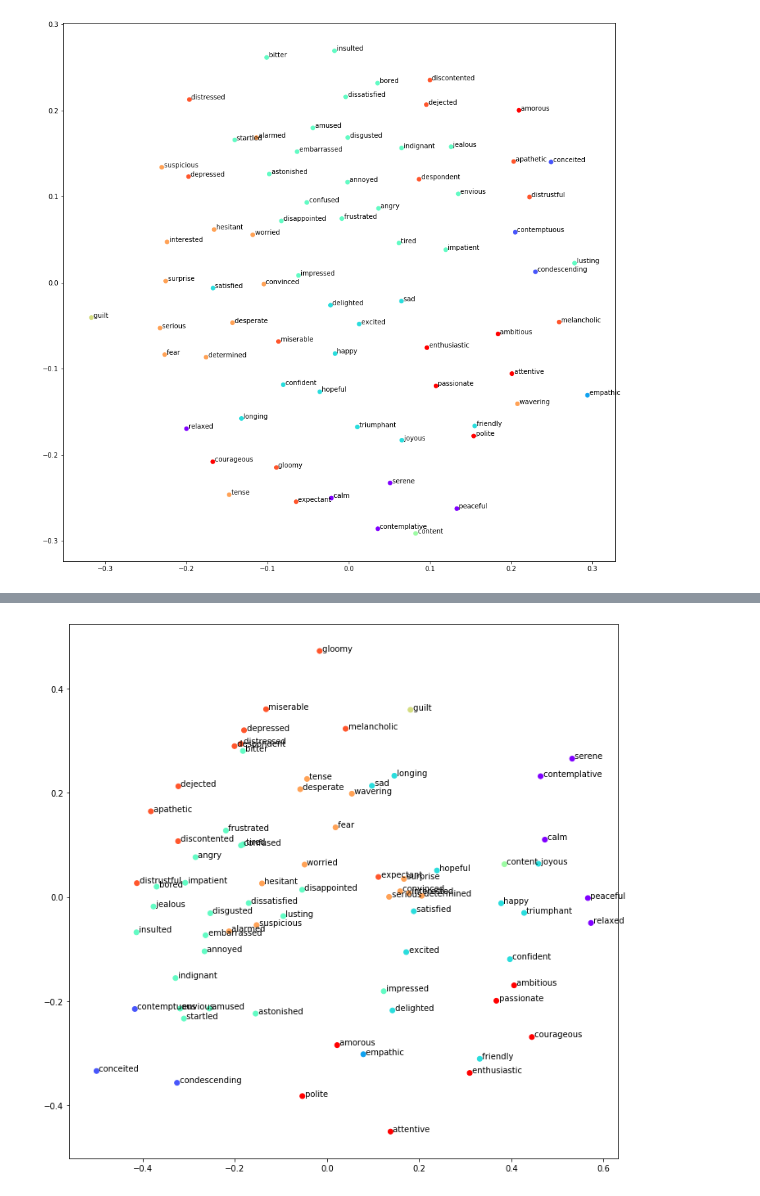
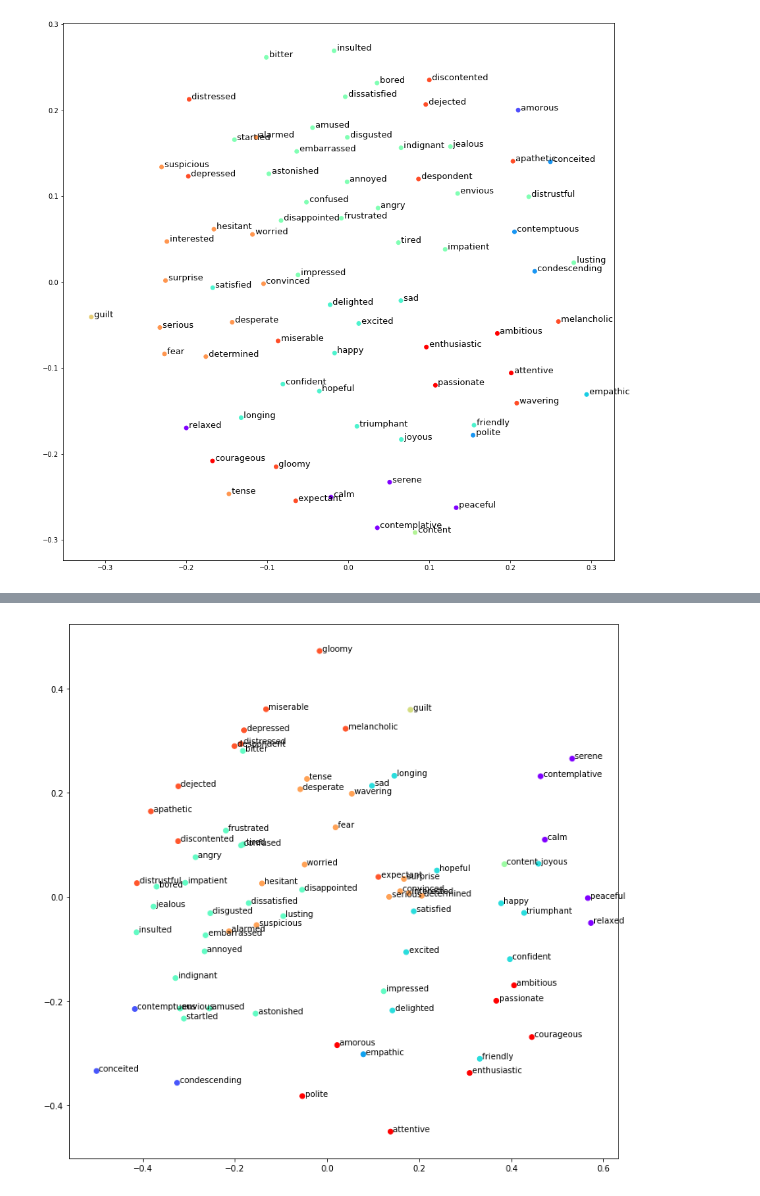
Before and after one commit to kauelopes/Sentiment-Space-Dimensionality-with-Word-Embedding, a Jupyter notebook: [5]Clustering_emotions.ipynb, the cells around one changed output, grey strips where cells are left out. Saved outputs shown, nothing was run; the diff lists cells and outputs as text; code cells hidden in the pictures.

```diff
--- a/[5]Clustering_emotions.ipynb
+++ b/[5]Clustering_emotions.ipynb
@@ -31,16 +31,16 @@ from sklearn.cluster import KMeans
 # %%
 emb = get_emotion_embedding()
 
-mds = MDS(n_components=2,n_init=15,random_state=0)
-X = mds.fit_transform(emb)
+# mds = MDS(n_components=2,n_init=15,random_state=0)
+# X = mds.fit_transform(emb)
 # %%
 from sklearn.cluster import AffinityPropagation
-clustering = AffinityPropagation().fit(emb)
+clustering = AffinityPropagation(damping=0.5).fit(emb)
 labels = clustering.labels_
 fig, ax = plt.subplots(figsize=(15,15))
 ax.scatter(X[:,0], X[:,1], c=labels, cmap='rainbow')
 n = get_sentiments()
 for i, txt in enumerate(n):
-    ax.annotate(" "+txt, (X[:,0][i], X[:,1][i]))
+    ax.annotate(" "+txt, (X[:,0][i], X[:,1][i]),size=13)
 # %% [output]
-[figure, old version]
+[figure, new version]
```
Also changed, not shown: parts of 9 cells of this notebook, 8 other files.
